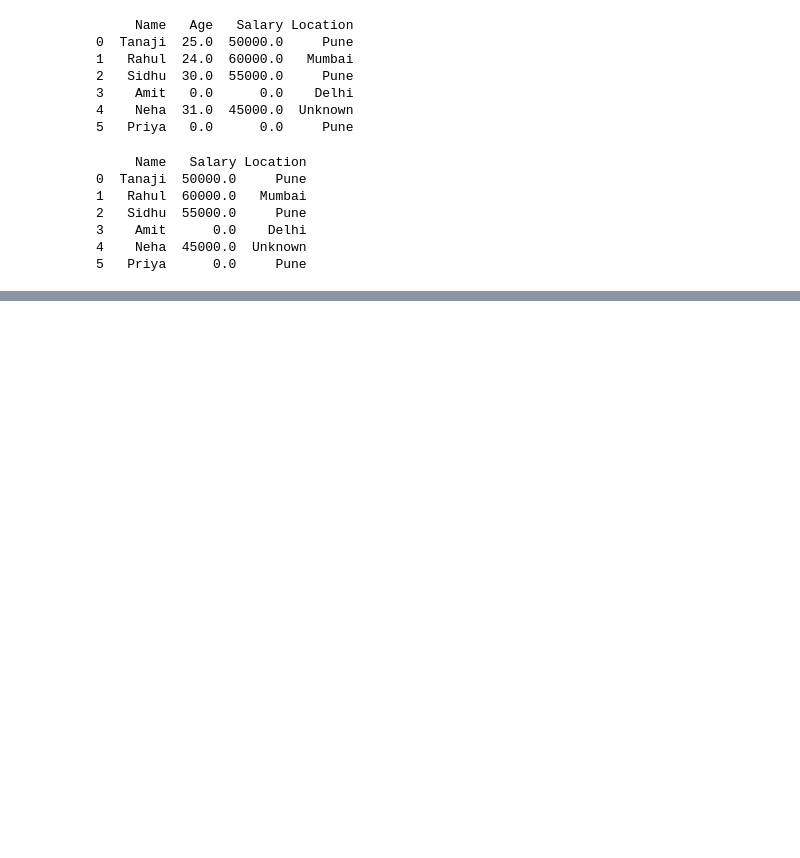
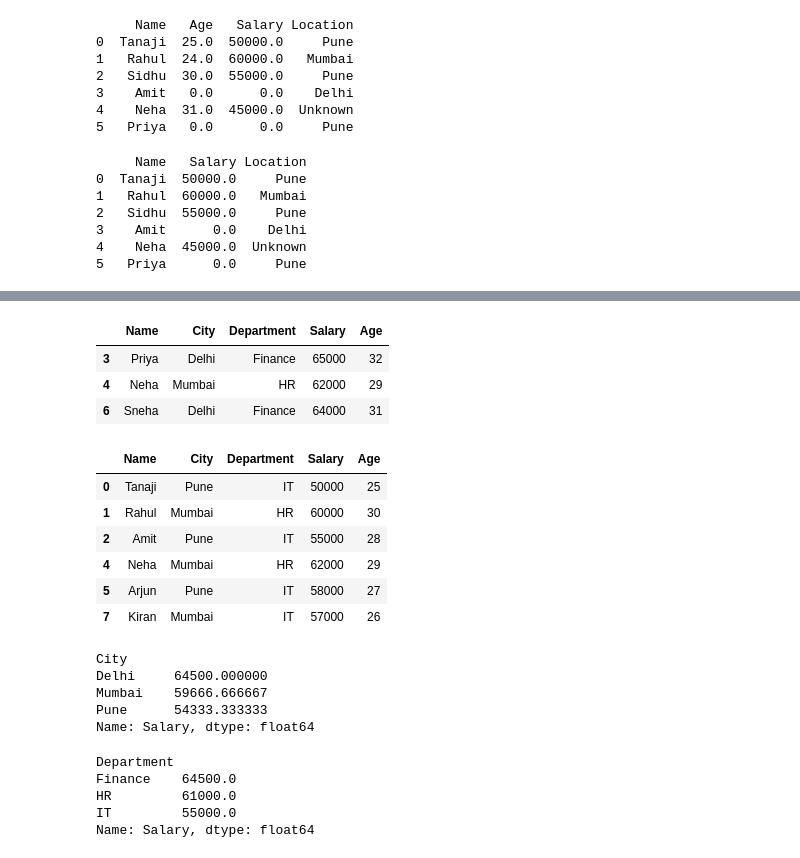
Before and after one commit to tanaji-more/python, a Jupyter notebook: pandas.ipynb, the cells around one changed output, grey strips where cells are left out. Saved outputs shown, nothing was run; the diff lists cells and outputs as text; code cells hidden in the pictures; blank space fills up the shorter version.

Commit message:
updated changes of pandas

```diff
--- a/pandas.ipynb
+++ b/pandas.ipynb
@@ -774,0 +906,13 @@ print(df)
+# %%
+import pandas as pd
+
+data={
+    "Name": ["Tanaji", "Rahul", "Amit", "Priya", "Neha", "Arjun", "Sneha", "Kiran"],
+    "City": ["Pune", "Mumbai", "Pune", "Delhi", "Mumbai", "Pune", "Delhi", "Mumbai"],
+    "Department": ["IT", "HR", "IT", "Finance", "HR", "IT", "Finance", "IT"],
+    "Salary": [50000, 60000, 55000, 65000, 62000, 58000, 64000, 57000],
+    "Age": [25, 30, 28, 32, 29, 27, 31, 26]
+}
+
+df = pd.DataFrame(data)
+print(df)
@@ -774,0 +1065,41 @@ print(df)
+# %%
+# 1️⃣7️⃣ Show employees from Delhi OR Salary > 60000
+
+df[(df["City"] == "Delhi") | (df["Salary"] > 60000)]
+# %% [output]
+|  | Name | City | Department | Salary | Age |
+| 3 | Priya | Delhi | Finance | 65000 | 32 |
+| 4 | Neha | Mumbai | HR | 62000 | 29 |
+| 6 | Sneha | Delhi | Finance | 64000 | 31 |
+# %%
+# 1️⃣8️⃣ Show employees between Age 25 and 30
+
+df[(df["Age"] >=25) & (df["Age"]<=30)]
+# %% [output]
+|  | Name | City | Department | Salary | Age |
+| 0 | Tanaji | Pune | IT | 50000 | 25 |
+| 1 | Rahul | Mumbai | HR | 60000 | 30 |
+| 2 | Amit | Pune | IT | 55000 | 28 |
+| 4 | Neha | Mumbai | HR | 62000 | 29 |
+| 5 | Arjun | Pune | IT | 58000 | 27 |
+| 7 | Kiran | Mumbai | IT | 57000 | 26 |
+# %%
+# 1️⃣9️⃣ Find average salary per city
+
+df.groupby("City")["Salary"].mean()
+# %% [output]
+City
+Delhi     64500.000000
+Mumbai    59666.666667
+Pune      54333.333333
+Name: Salary, dtype: float64
+# %%
+# 2️⃣0️⃣ Find average salary per department
+
+df.groupby("Department")["Salary"].mean()
+# %% [output]
+Department
+Finance    64500.0
+HR         61000.0
+IT         55000.0
+Name: Salary, dtype: float64
```
Also changed, not shown: parts of 30 cells of this notebook.
